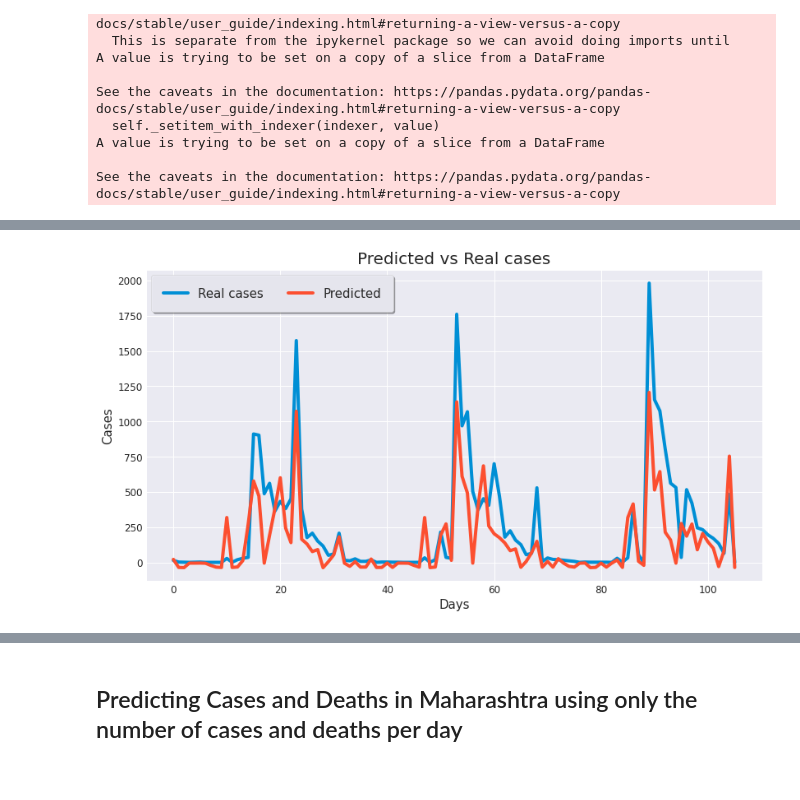
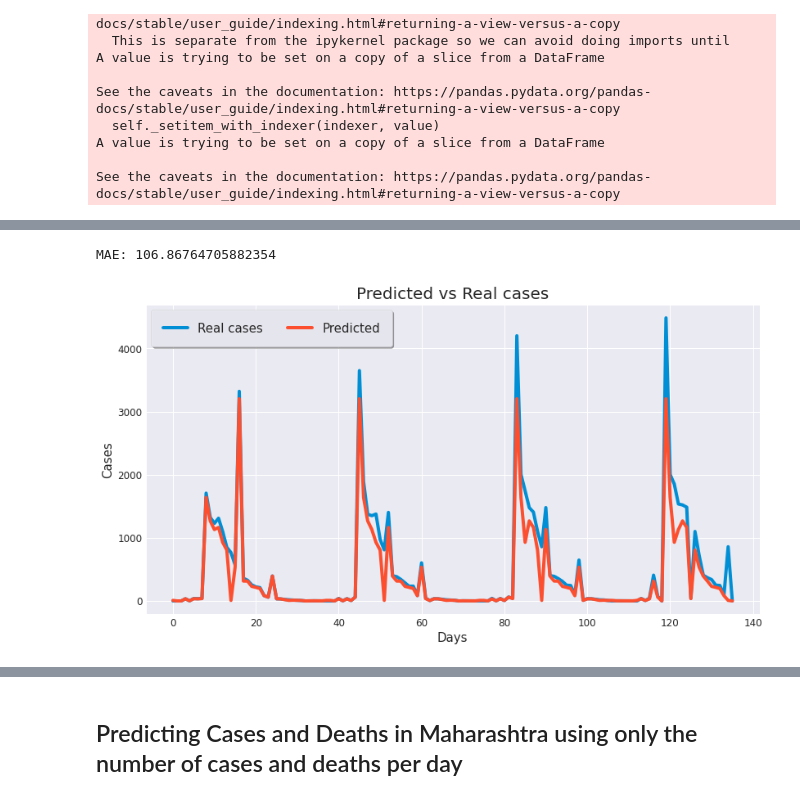
Before and after one commit to parthvishah/COVID19-India, a Jupyter notebook: Covid19India.ipynb, the cells around one changed output, grey strips where cells are left out. Cells and saved outputs as stored; diff of their text form; code cells hidden in the pictures.

```diff
--- a/Covid19India.ipynb
+++ b/Covid19India.ipynb
@@ -426,8 +499,8 @@ y_test_death = y_test_death.reset_index(drop=True)
 # %%
-X_test = X_test.reset_index(drop = True)
+#X_test = X_test.reset_index(drop = True)
 # %%
-X_test = X_test[X_test['Population'] == 49577103.0]
-y_test = date_time_final_try['confirmed'].iloc[X_test.index]
+#X_test = X_test[X_test['Population'] == 49577103.0]
+#y_test = date_time_final_try['confirmed'].iloc[X_test.index]
 # %%
 poly = PolynomialFeatures(degree= 4)
 poly_X_train = poly.fit_transform(X_train)
@@ -453,0 +551,16 @@ MSE: 52873.184687062814
+# %%
+    from sklearn.ensemble import RandomForestRegressor
+    from sklearn.model_selection import GridSearchCV
+
+    estimator = RandomForestRegressor()
+    param_grid = {
+            "n_estimators"      : [10,20,30],
+            "max_features"      : ["auto", "sqrt", "log2"],
+            "min_samples_split" : [2,4,8],
+            "bootstrap": [True, False],
+            }
+
+    grid = GridSearchCV(estimator, param_grid, n_jobs=-1, cv=5)
+
+    grid.fit(X_train, y_train)
+    grid.best_estimator_
@@ -454,25 +575,30 @@ MSE: 52873.184687062814
+# %%
+test_linear_pred1 = grid.predict(X_test)
+print('MAE:', mean_absolute_error(test_linear_pred1, y_test))
+# %% [output]
+MAE: 106.86764705882354
 # %%
 plt.figure(figsize=(12,7))
 
 plt.plot(y_test, label = "Real cases")
-plt.plot(test_linear_pred, label = "Predicted")
+plt.plot(test_linear_pred1, label = "Predicted")
 plt.title("Predicted vs Real cases", size = 20)
 plt.xlabel('Days', size = 15)
 plt.ylabel('Cases', size = 15)
 plt.xticks(size=12)
 plt.yticks(size=12)
 
 # defyning legend config
 plt.legend(loc = "upper left"
            , frameon = True
            , ncol = 2
            , fancybox = True
            , framealpha = 0.95
            , shadow = True
            , borderpad = 1
            , prop={'size': 15});
 # %% [output]
-[figure, old version]
+[figure, new version]
 # %%
 linear_model_death = LinearRegression(fit_intercept=False)
 linear_model_death.fit(poly_X_train_death, y_train_death)
```
Also changed, not shown: parts of 63 cells of this notebook.
